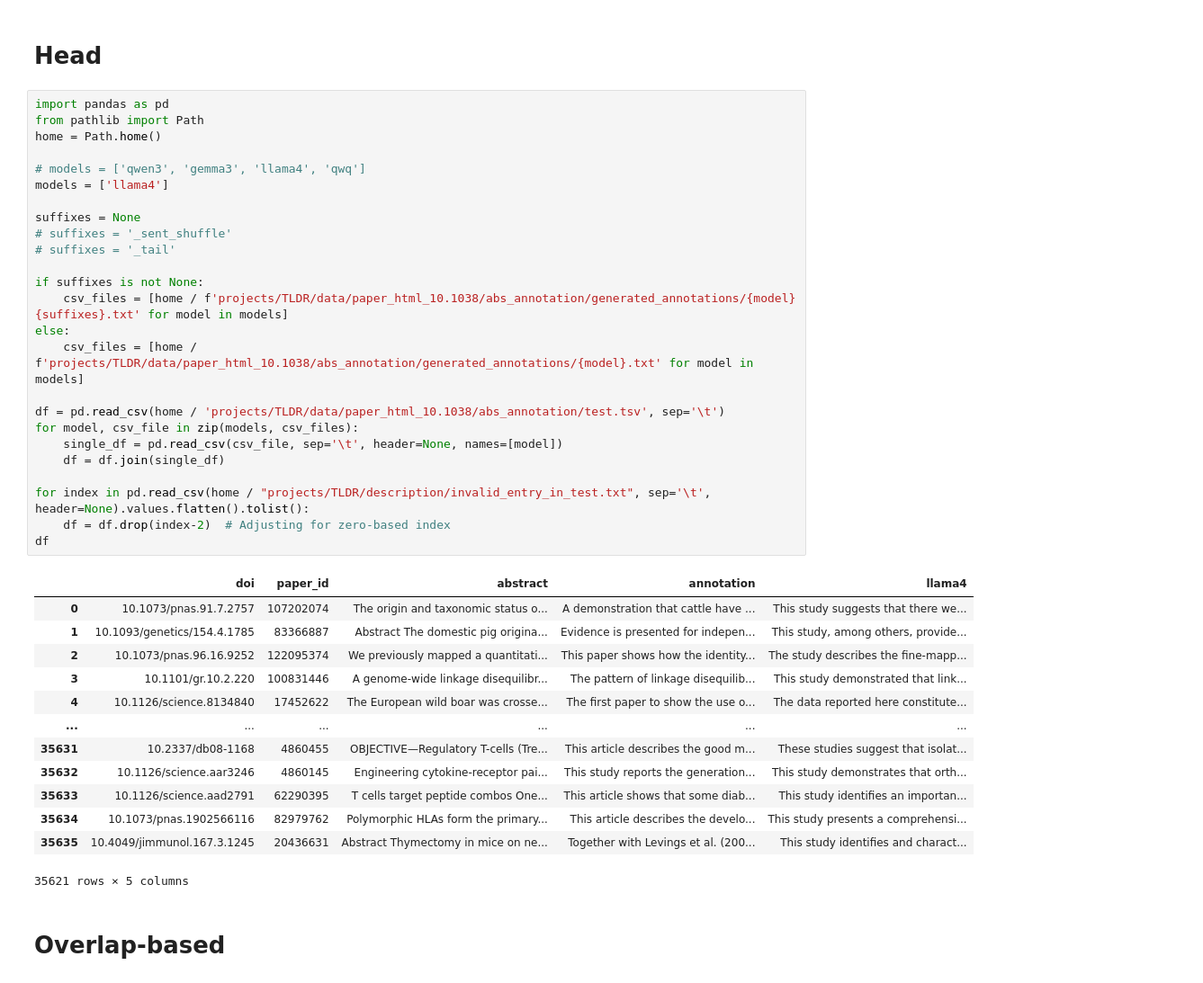
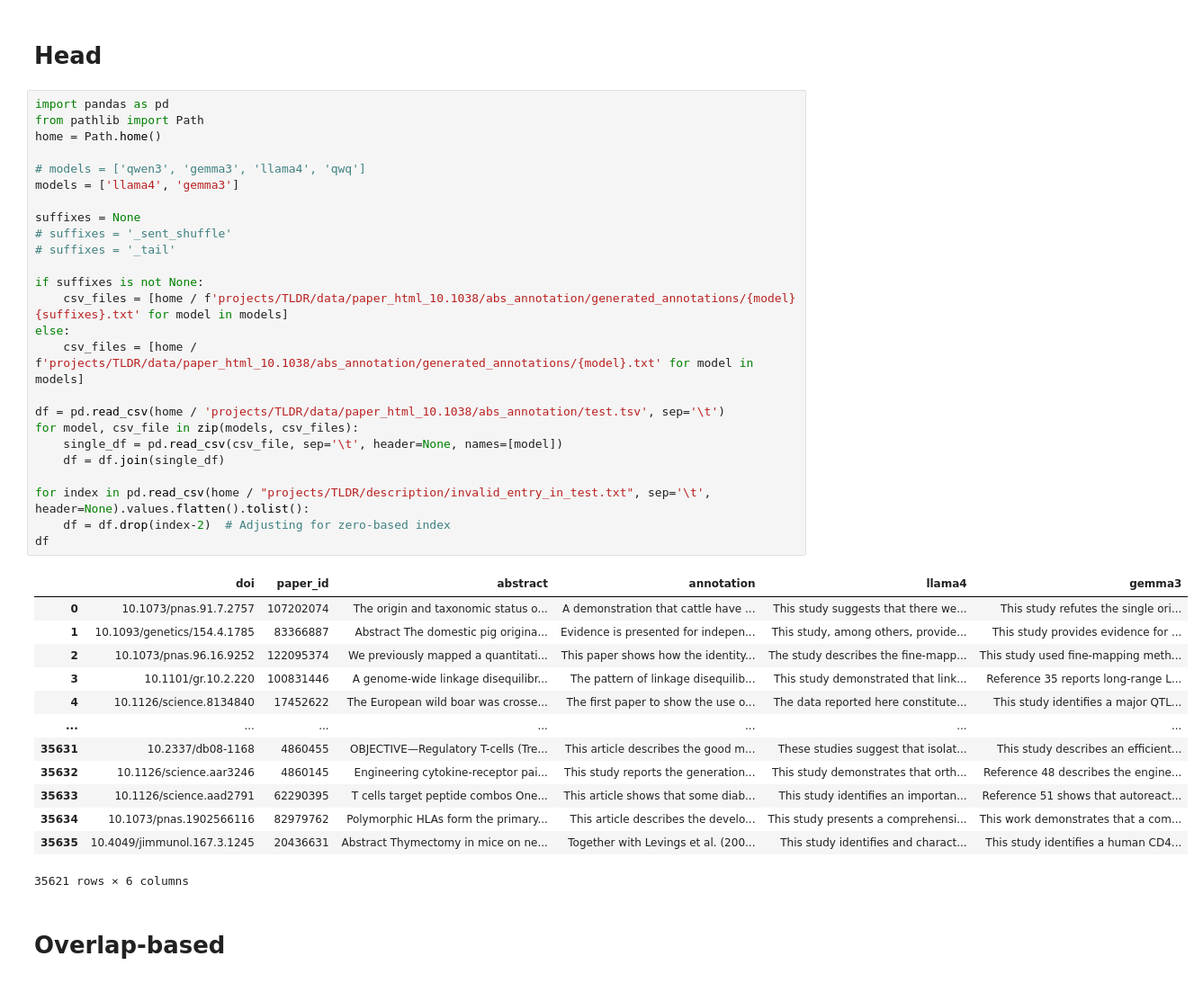
Before and after one commit to netknowledge/LLM_summarization, a Jupyter notebook: evaluation/ref_based/benchmark.ipynb, the cells around one changed output. Shown at 90% size. Cells and saved outputs as stored; diff of their text form.

```diff
--- a/evaluation/ref_based/benchmark.ipynb
+++ b/evaluation/ref_based/benchmark.ipynb
@@ -3,42 +3,42 @@
 # %%
 import pandas as pd
 from pathlib import Path
 home = Path.home()
 
 # models = ['qwen3', 'gemma3', 'llama4', 'qwq']
-models = ['llama4']
+models = ['llama4', 'gemma3']
 
 suffixes = None
 # suffixes = '_sent_shuffle'
 # suffixes = '_tail'
 
 if suffixes is not None:
     csv_files = [home / f'projects/TLDR/data/paper_html_10.1038/abs_annotation/generated_annotations/{model}{suffixes}.txt' for model in models]
 else:
     csv_files = [home / f'projects/TLDR/data/paper_html_10.1038/abs_annotation/generated_annotations/{model}.txt' for model in models]
 
 df = pd.read_csv(home / 'projects/TLDR/data/paper_html_10.1038/abs_annotation/test.tsv', sep='\t')
 for model, csv_file in zip(models, csv_files):
     single_df = pd.read_csv(csv_file, sep='\t', header=None, names=[model])
     df = df.join(single_df)
 
 for index in pd.read_csv(home / "projects/TLDR/description/invalid_entry_in_test.txt", sep='\t', header=None).values.flatten().tolist():
     df = df.drop(index-2)  # Adjusting for zero-based index
 df
 # %% [output]
-|  | doi | paper_id | abstract | annotation | llama4 |
-| 0 | 10.1073/pnas.91.7.2757 | 107202074 | The origin and taxonomic status o... | A demonstration that cattle have ... | This study suggests that there we... |
-| 1 | 10.1093/genetics/154.4.1785 | 83366887 | Abstract The domestic pig origina... | Evidence is presented for indepen... | This study, among others, provide... |
-| 2 | 10.1073/pnas.96.16.9252 | 122095374 | We previously mapped a quantitati... | This paper shows how the identity... | The study describes the fine-mapp... |
-| 3 | 10.1101/gr.10.2.220 | 100831446 | A genome-wide linkage disequilibr... | The pattern of linkage disequilib... | This study demonstrated that link... |
-| 4 | 10.1126/science.8134840 | 17452622 | The European wild boar was crosse... | The first paper to show the use o... | The data reported here constitute... |
-| ... | ... | ... | ... | ... | ... |
-| 35631 | 10.2337/db08-1168 | 4860455 | OBJECTIVE—Regulatory T-cells (Tre... | This article describes the good m... | These studies suggest that isolat... |
-| 35632 | 10.1126/science.aar3246 | 4860145 | Engineering cytokine-receptor pai... | This study reports the generation... | This study demonstrates that orth... |
-| 35633 | 10.1126/science.aad2791 | 62290395 | T cells target peptide combos One... | This article shows that some diab... | This study identifies an importan... |
-| 35634 | 10.1073/pnas.1902566116 | 82979762 | Polymorphic HLAs form the primary... | This article describes the develo... | This study presents a comprehensi... |
-| 35635 | 10.4049/jimmunol.167.3.1245 | 20436631 | Abstract Thymectomy in mice on ne... | Together with Levings et al. (200... | This study identifies and charact... |
+|  | doi | paper_id | abstract | annotation | llama4 | gemma3 |
+| 0 | 10.1073/pnas.91.7.2757 | 107202074 | The origin and taxonomic status o... | A demonstration that cattle have ... | This study suggests that there we... | This study refutes the single ori... |
+| 1 | 10.1093/genetics/154.4.1785 | 83366887 | Abstract The domestic pig origina... | Evidence is presented for indepen... | This study, among others, provide... | This study provides evidence for ... |
+| 2 | 10.1073/pnas.96.16.9252 | 122095374 | We previously mapped a quantitati... | This paper shows how the identity... | The study describes the fine-mapp... | This study used fine-mapping meth... |
+| 3 | 10.1101/gr.10.2.220 | 100831446 | A genome-wide linkage disequilibr... | The pattern of linkage disequilib... | This study demonstrated that link... | Reference 35 reports long-range L... |
+| 4 | 10.1126/science.8134840 | 17452622 | The European wild boar was crosse... | The first paper to show the use o... | The data reported here constitute... | This study identifies a major QTL... |
+| ... | ... | ... | ... | ... | ... | ... |
+| 35631 | 10.2337/db08-1168 | 4860455 | OBJECTIVE—Regulatory T-cells (Tre... | This article describes the good m... | These studies suggest that isolat... | This study describes an efficient... |
+| 35632 | 10.1126/science.aar3246 | 4860145 | Engineering cytokine-receptor pai... | This study reports the generation... | This study demonstrates that orth... | Reference 48 describes the engine... |
+| 35633 | 10.1126/science.aad2791 | 62290395 | T cells target peptide combos One... | This article shows that some diab... | This study identifies an importan... | Reference 51 shows that autoreact... |
+| 35634 | 10.1073/pnas.1902566116 | 82979762 | Polymorphic HLAs form the primary... | This article describes the develo... | This study presents a comprehensi... | This work demonstrates that a com... |
+| 35635 | 10.4049/jimmunol.167.3.1245 | 20436631 | Abstract Thymectomy in mice on ne... | Together with Levings et al. (200... | This study identifies and charact... | This study identifies a human CD4... |
-35621 rows × 5 columns
+35621 rows × 6 columns
 # %% [markdown]
 # Overlap-based
 # %%
```
Also changed, not shown: parts of 12 cells of this notebook, 5 other files.
